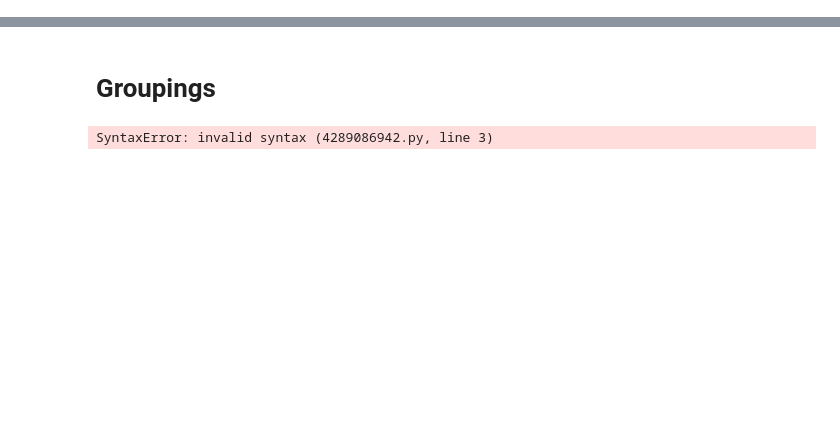
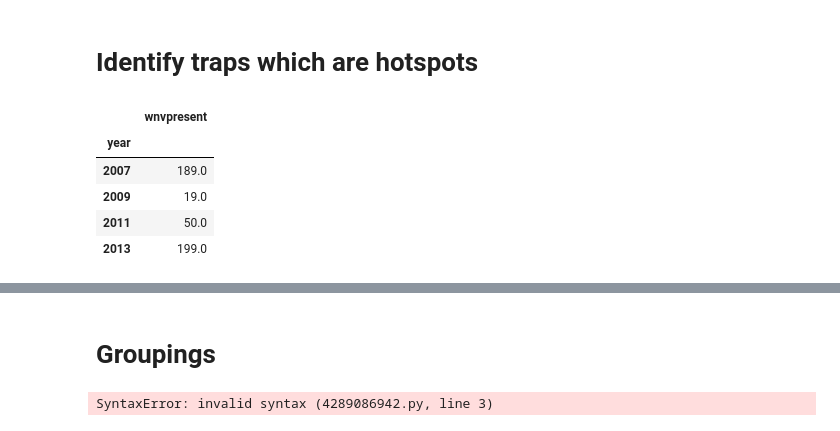
Before and after one commit to msamhz/GA-Project_4, a Jupyter notebook: code/test_data.ipynb, the cells around one changed output, grey strips where cells are left out. Cells and saved outputs as stored; diff of their text form; code cells hidden in the pictures; blank space fills up the shorter version.

```diff
--- a/code/test_data.ipynb
+++ b/code/test_data.ipynb
@@ -212,0 +21,2 @@ train_weather.drop(columns=['week_22', 'week_23', 'week_24', 'week_25',
+# %% [markdown]
+# Identify traps which are hotspots
@@ -212,0 +42,11 @@ train_weather.drop(columns=['week_22', 'week_23', 'week_24', 'week_25',
+# %%
+# Is there a consistent wave of WNV in each year?
+
+betw_year.groupby('year')[['wnvpresent']].sum()
+# %% [output]
+|  | wnvpresent |
+| year |  |
+| 2007 | 189.0 |
+| 2009 | 19.0 |
+| 2011 | 50.0 |
+| 2013 | 199.0 |
```
Also changed, not shown: parts of 88 cells of this notebook.
